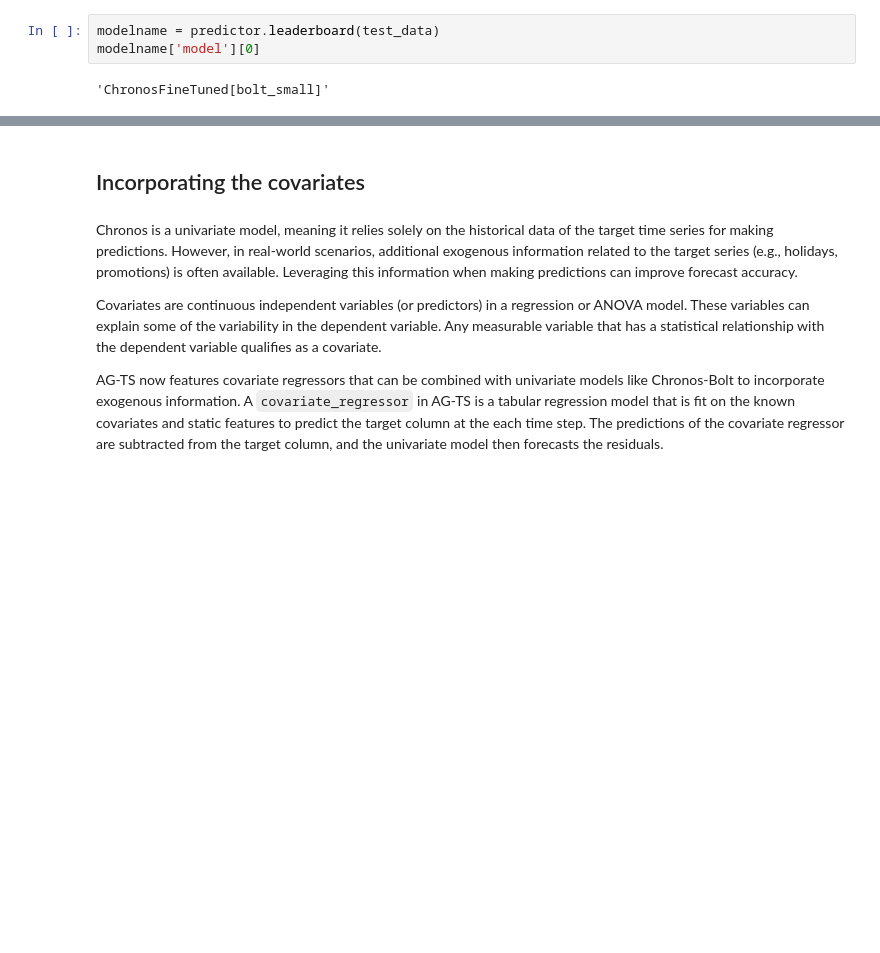
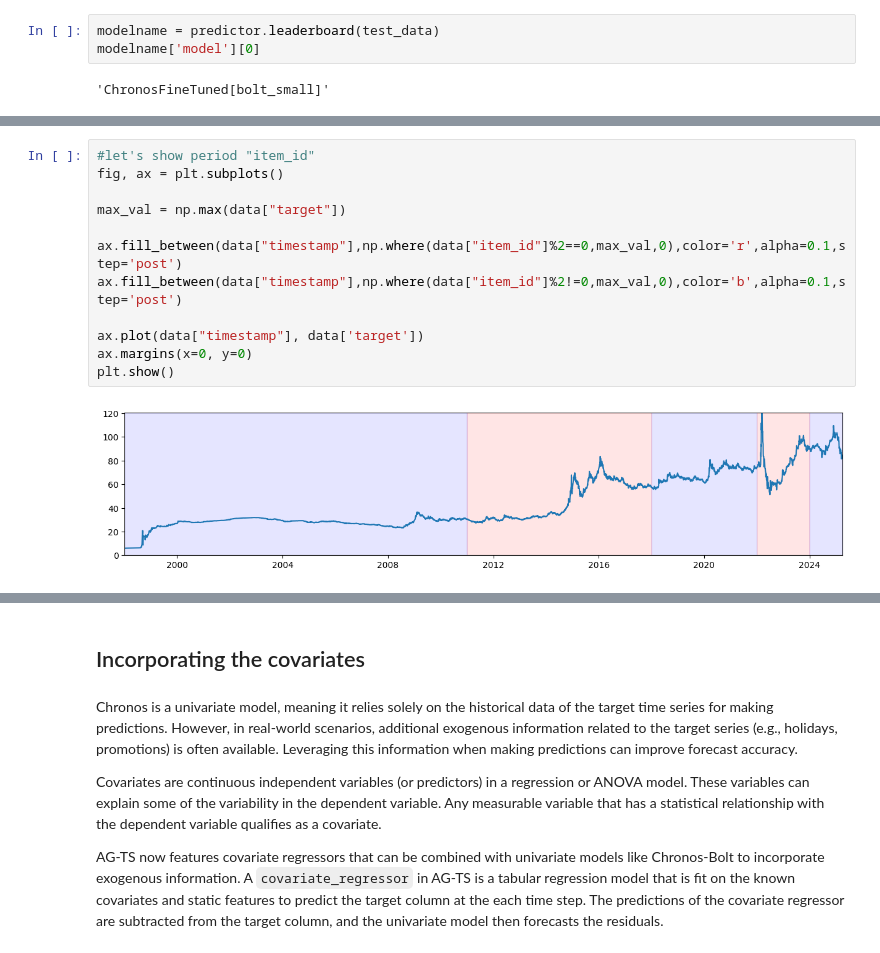
Before and after one commit to TAUforPython/ts-forecasting-ensemble, a Jupyter notebook: timeseries-chronos.ipynb, the cells around one changed output, grey strips where cells are left out. Saved outputs shown, nothing was run; the diff lists cells and outputs as text; blank space fills up the shorter version.

```diff
--- a/timeseries-chronos.ipynb
+++ b/timeseries-chronos.ipynb
@@ -324,0 +367,14 @@ past covariates that are only known up to the start of the forecast horizon, suc
+# %%
+#let's show period "item_id"
+fig, ax = plt.subplots()
+
+max_val = np.max(data["target"])
+
+ax.fill_between(data["timestamp"],np.where(data["item_id"]%2==0,max_val,0),color='r',alpha=0.1,step='post')
+ax.fill_between(data["timestamp"],np.where(data["item_id"]%2!=0,max_val,0),color='b',alpha=0.1,step='post')
+
+ax.plot(data["timestamp"], data['target'])
+ax.margins(x=0, y=0)
+plt.show()
+# %% [output]
+[figure, added]
```
Also changed, not shown: parts of 30 cells of this notebook.
